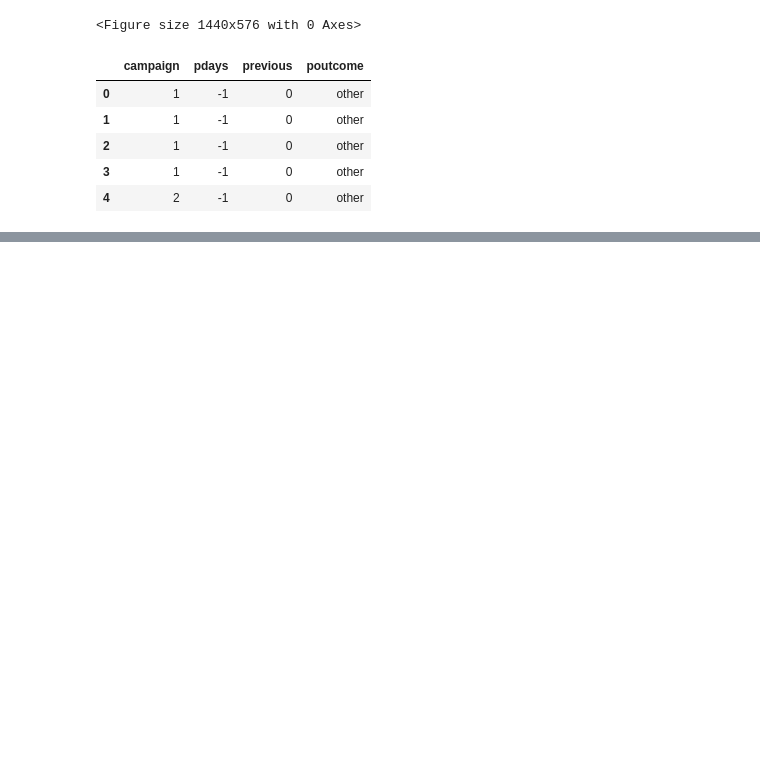
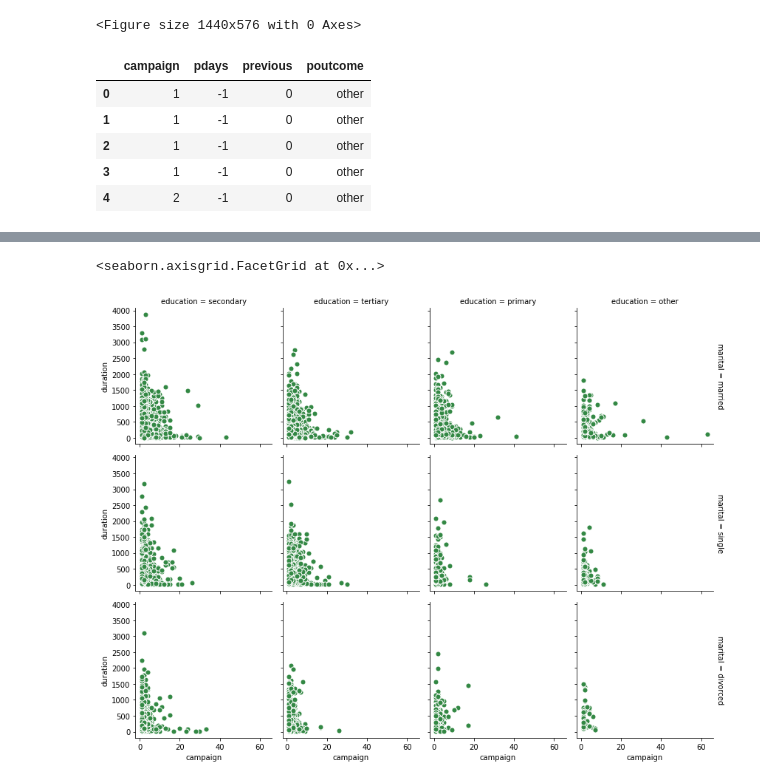
Before and after one commit to SaniyaBubere/Bank-Marketing, a Jupyter notebook: Bank_Marketing.ipynb, the cells around one changed output, grey strips where cells are left out. Drawn from its saved outputs; the diff is of its cells as text; code cells hidden in the pictures; blank space fills up the shorter version.

```diff
--- a/Bank_Marketing.ipynb
+++ b/Bank_Marketing.ipynb
@@ -466,0 +578,6 @@ df_.head()
+# %%
+g = sns.FacetGrid(df, col="education", row="marital", margin_titles=True, height=3)
+g.map(plt.scatter,  "campaign","duration", color="#338844", edgecolor="white", s=50, lw=1)
+# %% [output]
+<seaborn.axisgrid.FacetGrid at 0x...>
+[figure, added]
```
Also changed, not shown: parts of 64 cells of this notebook.
